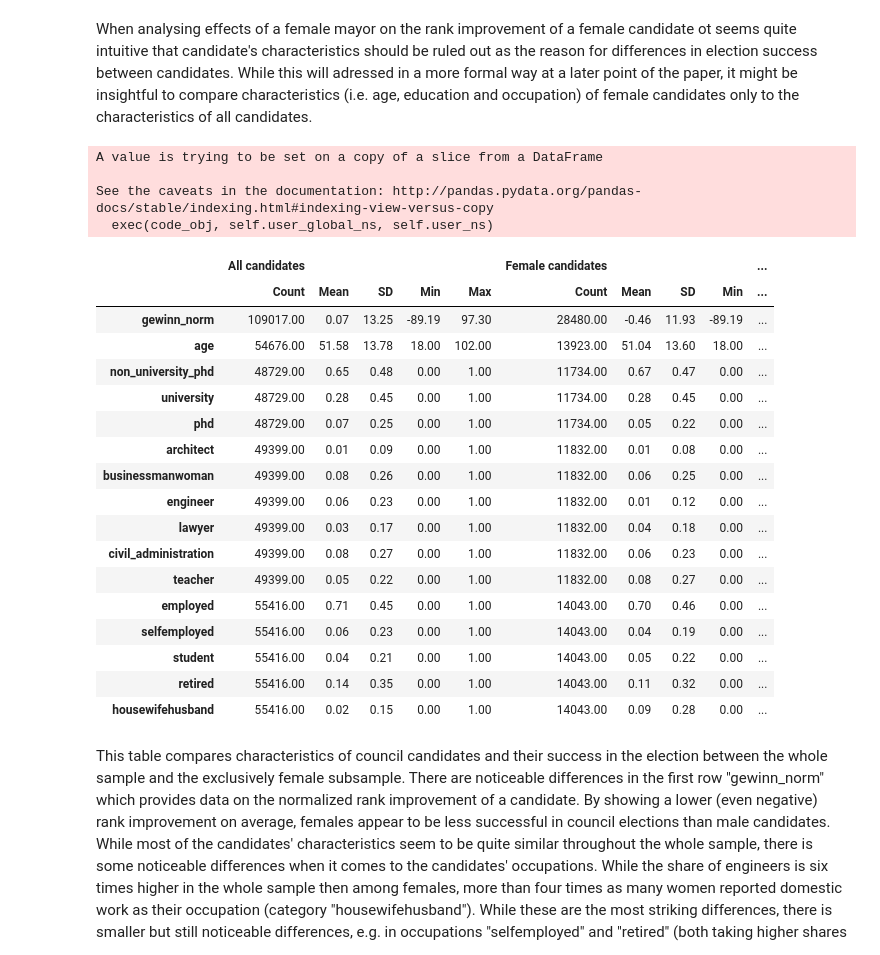
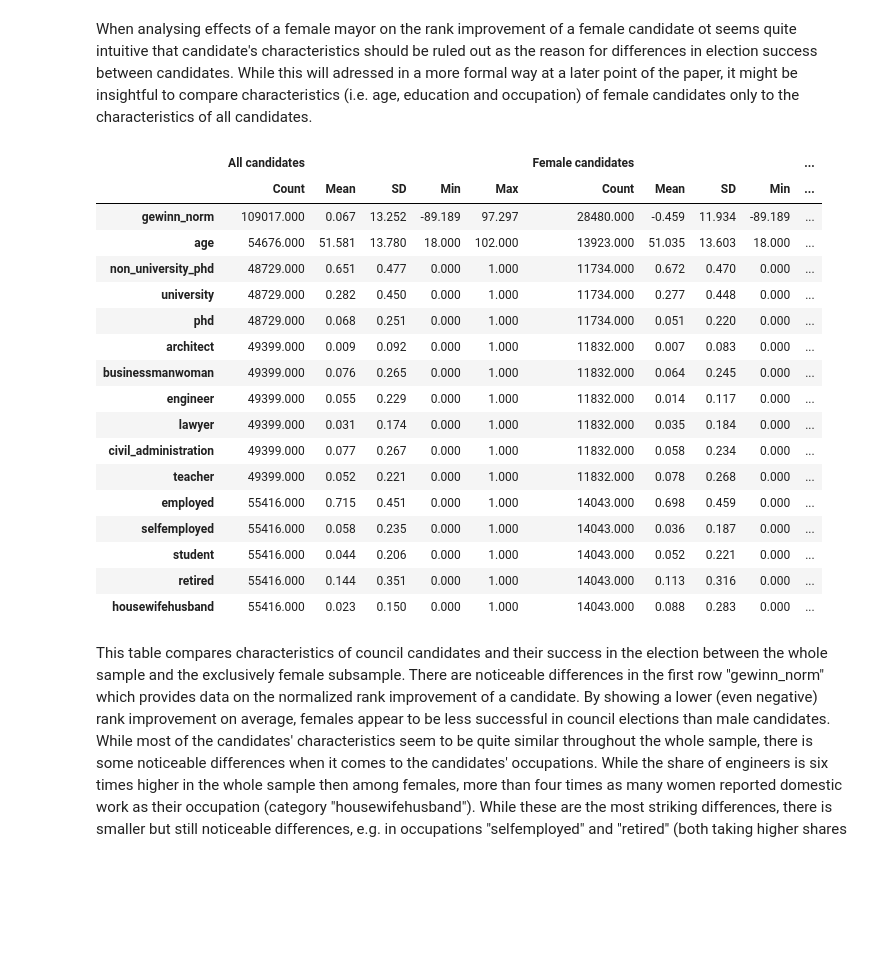
Before and after one commit to DaLueke/replication-baskeran-hessami-2018, a Jupyter notebook: student_project.ipynb, the cells around one changed output. Saved outputs shown, nothing was run; the diff lists cells and outputs as text; code cells hidden in the pictures; blank space fills up the shorter version.

```diff
--- a/student_project.ipynb
+++ b/student_project.ipynb
@@ -203,56 +204,54 @@ measures = np.array(["Count",
                      "Mean",
                      "SD",
                      "Min",
                      "Max"
 ])
 
 arrays = [np.repeat(a=np.array(["All candidates", "Female candidates"]), repeats=5),
           np.tile(measures, 2)]
 
-test = pd.DataFrame(index=variables, columns=arrays)
+summary_stat = pd.DataFrame(index=variables, columns=arrays)
 for category in ["All candidates", "Female candidates"]:
     if category == "Female candidates":
         relevant_slice = df_main_dataset["female"]==1
     else:
         relevant_slice = df_main_dataset.index
 
     for i, var in enumerate(variables):
 
         row = {}
         row["Count"] = df_main_dataset.loc[relevant_slice, var].count()
         row["Mean"] = df_main_dataset.loc[relevant_slice, var].mean()
         row["SD"] = df_main_dataset.loc[relevant_slice, var].std()
         row["Min"] = df_main_dataset.loc[relevant_slice, var].min()
         row["Max"] = df_main_dataset.loc[relevant_slice, var].max()
 
         for measure in measures:
-            test[category][measure][var] = row[measure]
+            summary_stat[category][measure][var] = row[measure]
 
 # Print the table in a nicely formatted way.
-test.style.format("{:.2f}")
+summary_stat.style.format("{:.3f}")
+#summary_stat.style.format("{:,}", subset=[('All candidates','Count')])
+#summary_stat.style.format("{:.3f}", subset=[('All candidates','Mean')])#
 # %% [output]
-A value is trying to be set on a copy of a slice from a DataFrame
-
-See the caveats in the documentation: http://pandas.pydata.org/pandas-docs/stable/indexing.html#indexing-view-versus-copy
-  exec(code_obj, self.user_global_ns, self.user_ns)
 |  | All candidates |  |  |  |  | Female candidates |  |  |  | ... |
 |  | Count | Mean | SD | Min | Max | Count | Mean | SD | Min | ... |
-| gewinn_norm | 109017.00 | 0.07 | 13.25 | -89.19 | 97.30 | 28480.00 | -0.46 | 11.93 | -89.19 | ... |
-| age | 54676.00 | 51.58 | 13.78 | 18.00 | 102.00 | 13923.00 | 51.04 | 13.60 | 18.00 | ... |
-| non_university_phd | 48729.00 | 0.65 | 0.48 | 0.00 | 1.00 | 11734.00 | 0.67 | 0.47 | 0.00 | ... |
-| university | 48729.00 | 0.28 | 0.45 | 0.00 | 1.00 | 11734.00 | 0.28 | 0.45 | 0.00 | ... |
-| phd | 48729.00 | 0.07 | 0.25 | 0.00 | 1.00 | 11734.00 | 0.05 | 0.22 | 0.00 | ... |
-| architect | 49399.00 | 0.01 | 0.09 | 0.00 | 1.00 | 11832.00 | 0.01 | 0.08 | 0.00 | ... |
-| businessmanwoman | 49399.00 | 0.08 | 0.26 | 0.00 | 1.00 | 11832.00 | 0.06 | 0.25 | 0.00 | ... |
-| engineer | 49399.00 | 0.06 | 0.23 | 0.00 | 1.00 | 11832.00 | 0.01 | 0.12 | 0.00 | ... |
-| lawyer | 49399.00 | 0.03 | 0.17 | 0.00 | 1.00 | 11832.00 | 0.04 | 0.18 | 0.00 | ... |
-| civil_administration | 49399.00 | 0.08 | 0.27 | 0.00 | 1.00 | 11832.00 | 0.06 | 0.23 | 0.00 | ... |
-| teacher | 49399.00 | 0.05 | 0.22 | 0.00 | 1.00 | 11832.00 | 0.08 | 0.27 | 0.00 | ... |
-| employed | 55416.00 | 0.71 | 0.45 | 0.00 | 1.00 | 14043.00 | 0.70 | 0.46 | 0.00 | ... |
-| selfemployed | 55416.00 | 0.06 | 0.23 | 0.00 | 1.00 | 14043.00 | 0.04 | 0.19 | 0.00 | ... |
-| student | 55416.00 | 0.04 | 0.21 | 0.00 | 1.00 | 14043.00 | 0.05 | 0.22 | 0.00 | ... |
-| retired | 55416.00 | 0.14 | 0.35 | 0.00 | 1.00 | 14043.00 | 0.11 | 0.32 | 0.00 | ... |
-| housewifehusband | 55416.00 | 0.02 | 0.15 | 0.00 | 1.00 | 14043.00 | 0.09 | 0.28 | 0.00 | ... |
+| gewinn_norm | 109017.000 | 0.067 | 13.252 | -89.189 | 97.297 | 28480.000 | -0.459 | 11.934 | -89.189 | ... |
+| age | 54676.000 | 51.581 | 13.780 | 18.000 | 102.000 | 13923.000 | 51.035 | 13.603 | 18.000 | ... |
+| non_university_phd | 48729.000 | 0.651 | 0.477 | 0.000 | 1.000 | 11734.000 | 0.672 | 0.470 | 0.000 | ... |
+| university | 48729.000 | 0.282 | 0.450 | 0.000 | 1.000 | 11734.000 | 0.277 | 0.448 | 0.000 | ... |
+| phd | 48729.000 | 0.068 | 0.251 | 0.000 | 1.000 | 11734.000 | 0.051 | 0.220 | 0.000 | ... |
+| architect | 49399.000 | 0.009 | 0.092 | 0.000 | 1.000 | 11832.000 | 0.007 | 0.083 | 0.000 | ... |
+| businessmanwoman | 49399.000 | 0.076 | 0.265 | 0.000 | 1.000 | 11832.000 | 0.064 | 0.245 | 0.000 | ... |
+| engineer | 49399.000 | 0.055 | 0.229 | 0.000 | 1.000 | 11832.000 | 0.014 | 0.117 | 0.000 | ... |
+| lawyer | 49399.000 | 0.031 | 0.174 | 0.000 | 1.000 | 11832.000 | 0.035 | 0.184 | 0.000 | ... |
+| civil_administration | 49399.000 | 0.077 | 0.267 | 0.000 | 1.000 | 11832.000 | 0.058 | 0.234 | 0.000 | ... |
+| teacher | 49399.000 | 0.052 | 0.221 | 0.000 | 1.000 | 11832.000 | 0.078 | 0.268 | 0.000 | ... |
+| employed | 55416.000 | 0.715 | 0.451 | 0.000 | 1.000 | 14043.000 | 0.698 | 0.459 | 0.000 | ... |
+| selfemployed | 55416.000 | 0.058 | 0.235 | 0.000 | 1.000 | 14043.000 | 0.036 | 0.187 | 0.000 | ... |
+| student | 55416.000 | 0.044 | 0.206 | 0.000 | 1.000 | 14043.000 | 0.052 | 0.221 | 0.000 | ... |
+| retired | 55416.000 | 0.144 | 0.351 | 0.000 | 1.000 | 14043.000 | 0.113 | 0.316 | 0.000 | ... |
+| housewifehusband | 55416.000 | 0.023 | 0.150 | 0.000 | 1.000 | 14043.000 | 0.088 | 0.283 | 0.000 | ... |
 # %% [markdown]
 This table compares characteristics of council candidates and their success in the election between the whole sample and the exclusively female subsample. There are noticeable differences in the first row "gewinn_norm" which provides data on the normalized rank improvement of a candidate. By showing a lower (even negative) rank improvement on average, females appear to be less successful in council elections than male candidates.
 While most of the candidates' characteristics seem to be quite similar throughout the whole sample, there is some noticeable differences when it comes to the candidates' occupations. While the share of engineers is six times higher in the whole sample then among females, more than four times as many women reported domestic work as their occupation (category "housewifehusband").
```
Also changed, not shown: parts of 17 cells of this notebook.
